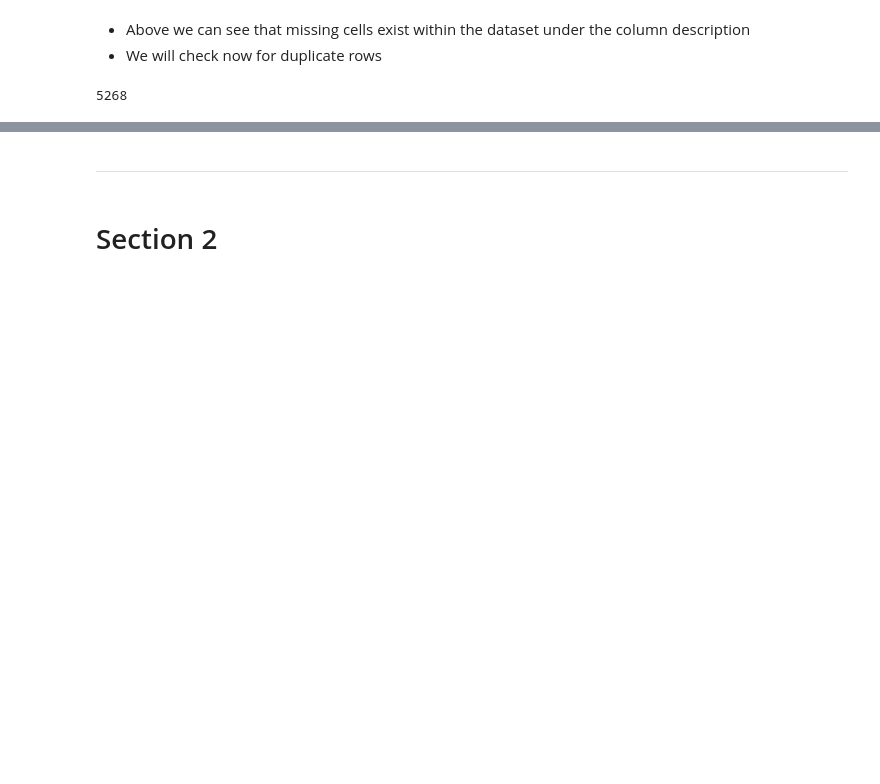
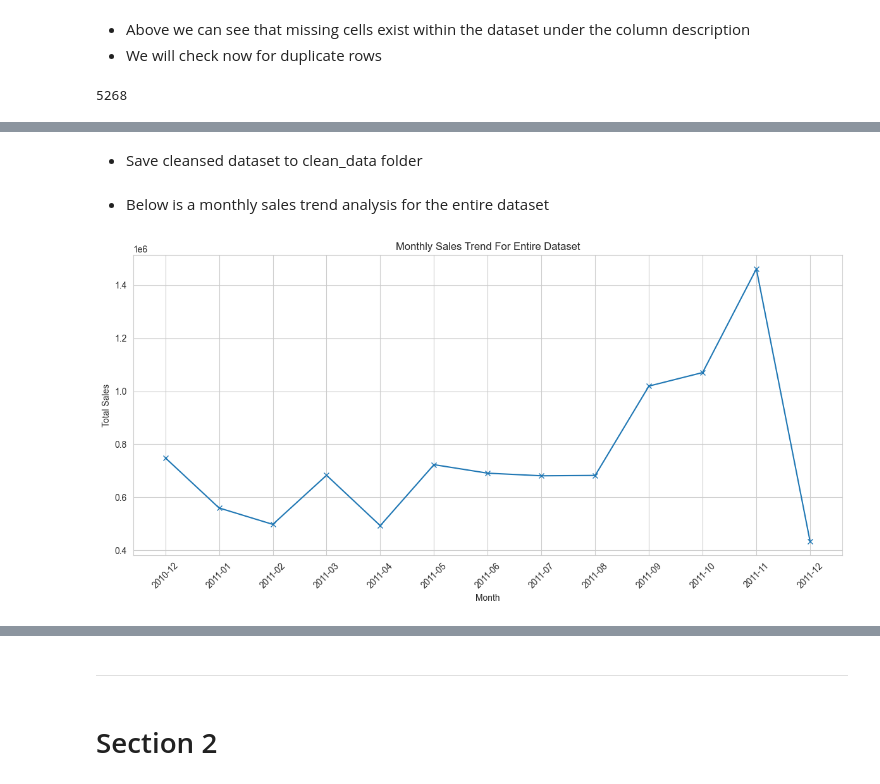
Before and after one commit to mobess12/Hackathon1, a Jupyter notebook: jupyter_notebooks/ETL.ipynb, the cells around one changed output, grey strips where cells are left out. Drawn from its saved outputs; the diff is of its cells as text; code cells hidden in the pictures; blank space fills up the shorter version.

Commit message:
basic etl charts added

```diff
--- a/jupyter_notebooks/ETL.ipynb
+++ b/jupyter_notebooks/ETL.ipynb
@@ -110,0 +153,6 @@ df.duplicated().sum()
+# %%
+clean_data = df.copy() #copy of the data to be stored in the clean dataset
+
+clean_data['Description'] = clean_data['Description'].fillna('Miscellaneous') #fill in missing cells
+
+clean_data['Total_Transaction_Value'] = clean_data['Quantity'] * clean_data['UnitPrice'] #new column added
@@ -110,0 +233,2 @@ df.duplicated().sum()
+# %% [markdown]
+* Save cleansed dataset to clean_data folder
@@ -110,0 +237,20 @@ df.duplicated().sum()
+# %% [markdown]
+* Below is a monthly sales trend analysis for the entire dataset
+# %%
+clean_data['InvoiceDate'] = pd.to_datetime(clean_data['InvoiceDate']) #convert into datetime format
+
+clean_data['Month'] = clean_data['InvoiceDate'].dt.to_period('M').astype(str) #converting the format to just year and month
+
+monthly_sales = clean_data.groupby('Month')['Total_Transaction_Value'].sum().reset_index() #grouping month with total transaction value per month
+
+plt.figure(figsize=(12, 6)) #size
+plt.plot(monthly_sales['Month'], monthly_sales['Total_Transaction_Value'], marker='x') #plot line graph with the marker of x at each month point
+
+plt.title('Monthly Sales Trend For Entire Dataset') #title
+plt.xlabel('Month') #label
+plt.ylabel('Total Sales') #label
+plt.xticks(rotation=45) #rotate label
+plt.tight_layout()
+plt.show()
+# %% [output]
+[figure, added]
```
Also changed, not shown: parts of 19 cells of this notebook, 2 other files.
